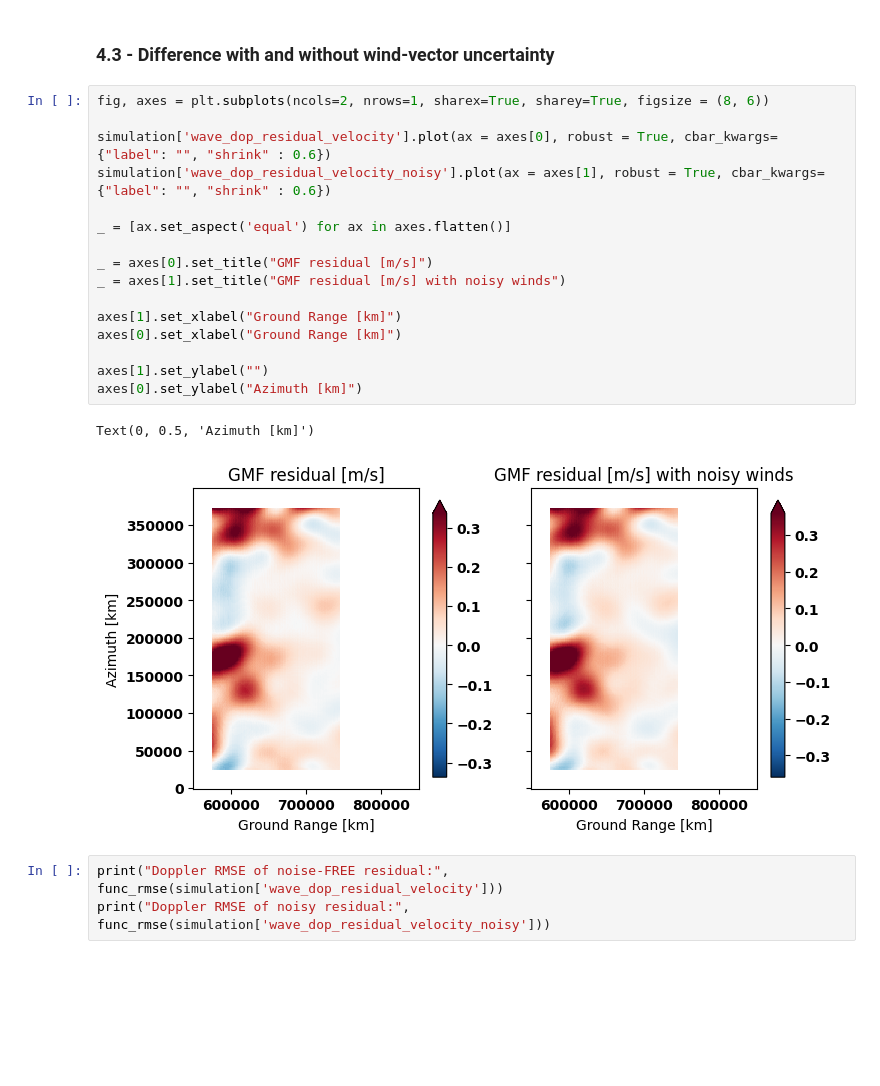
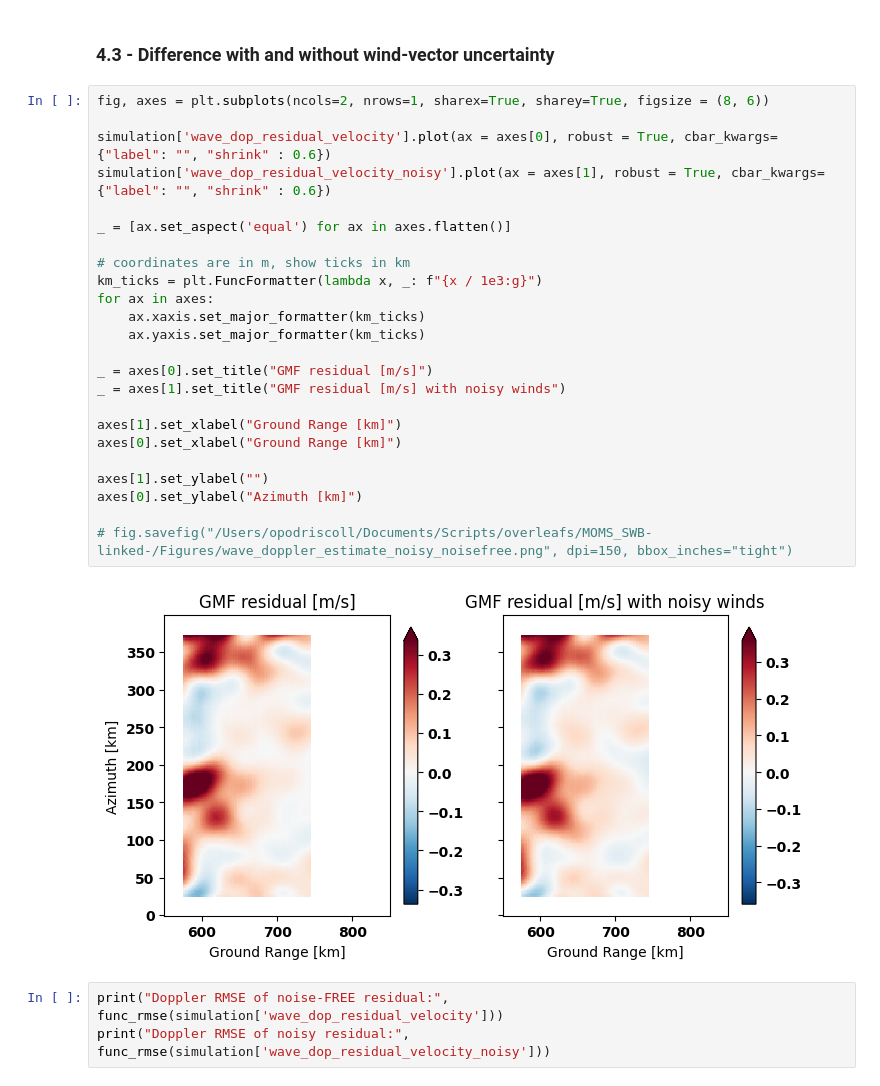
Before and after one commit to owenodriscoll/SCA-module, a Jupyter notebook: notebooks/SCA_uncertainty___wave_Doppler.ipynb, the cells around one changed output. Cells and saved outputs as stored; diff of their text form; blank space fills up the shorter version.

Commit message:
figure update

```diff
--- a/notebooks/SCA_uncertainty___wave_Doppler.ipynb
+++ b/notebooks/SCA_uncertainty___wave_Doppler.ipynb
@@ -188,22 +188,29 @@ simulation['wave_dop_residual_velocity_noisy'] = dop2vel(
 # %%
 fig, axes = plt.subplots(ncols=2, nrows=1, sharex=True, sharey=True, figsize = (8, 6))
 
 simulation['wave_dop_residual_velocity'].plot(ax = axes[0], robust = True, cbar_kwargs={"label": "", "shrink" : 0.6})
 simulation['wave_dop_residual_velocity_noisy'].plot(ax = axes[1], robust = True, cbar_kwargs={"label": "", "shrink" : 0.6})
 
 _ = [ax.set_aspect('equal') for ax in axes.flatten()]
+
+# coordinates are in m, show ticks in km
+km_ticks = plt.FuncFormatter(lambda x, _: f"{x / 1e3:g}")
+for ax in axes:
+    ax.xaxis.set_major_formatter(km_ticks)
+    ax.yaxis.set_major_formatter(km_ticks)
 
 _ = axes[0].set_title("GMF residual [m/s]")
 _ = axes[1].set_title("GMF residual [m/s] with noisy winds")
 
 axes[1].set_xlabel("Ground Range [km]")
 axes[0].set_xlabel("Ground Range [km]")
 
 axes[1].set_ylabel("")
 axes[0].set_ylabel("Azimuth [km]")
+
+# fig.savefig("/Users/opodriscoll/Documents/Scripts/overleafs/MOMS_SWB-linked-/Figures/wave_doppler_estimate_noisy_noisefree.png", dpi=150, bbox_inches="tight")
 # %% [output]
-Text(0, 0.5, 'Azimuth [km]')
-[figure, old version]
+[figure, new version]
 # %%
 print("Doppler RMSE of noise-FREE residual:", func_rmse(simulation['wave_dop_residual_velocity']))
 print("Doppler RMSE of noisy residual:", func_rmse(simulation['wave_dop_residual_velocity_noisy']))
```
